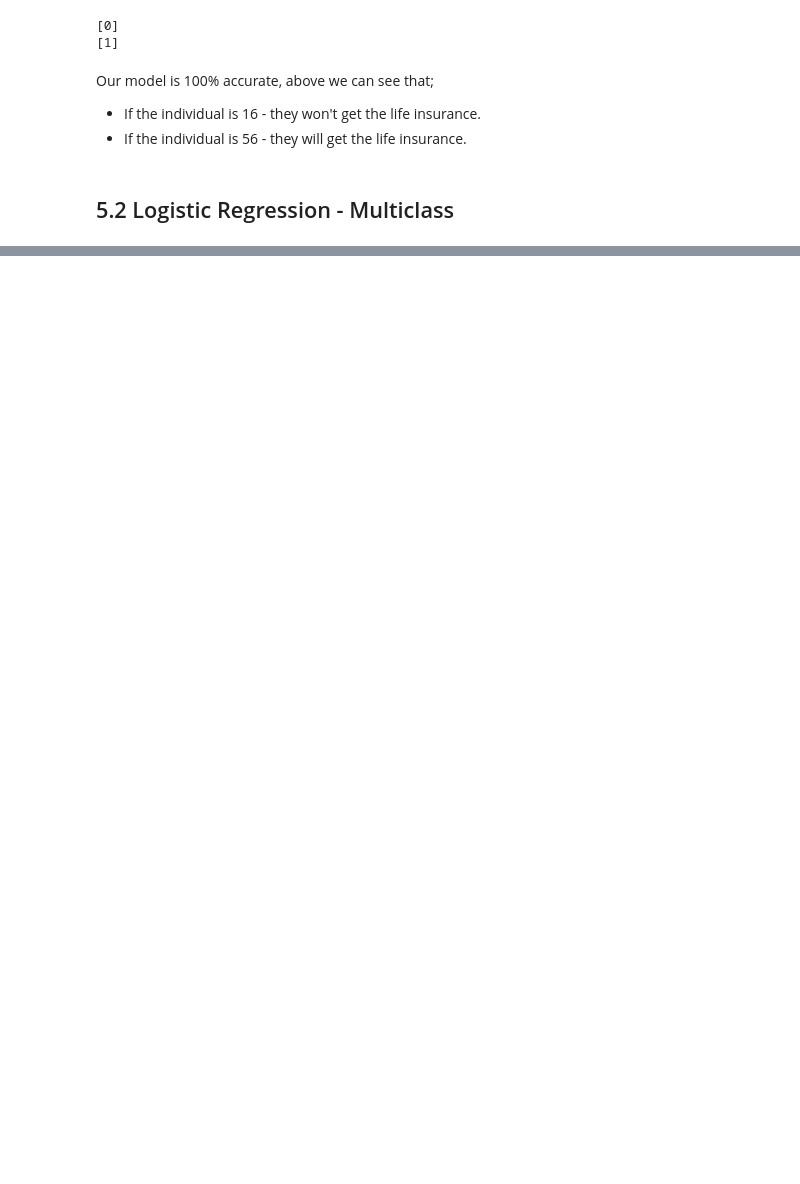
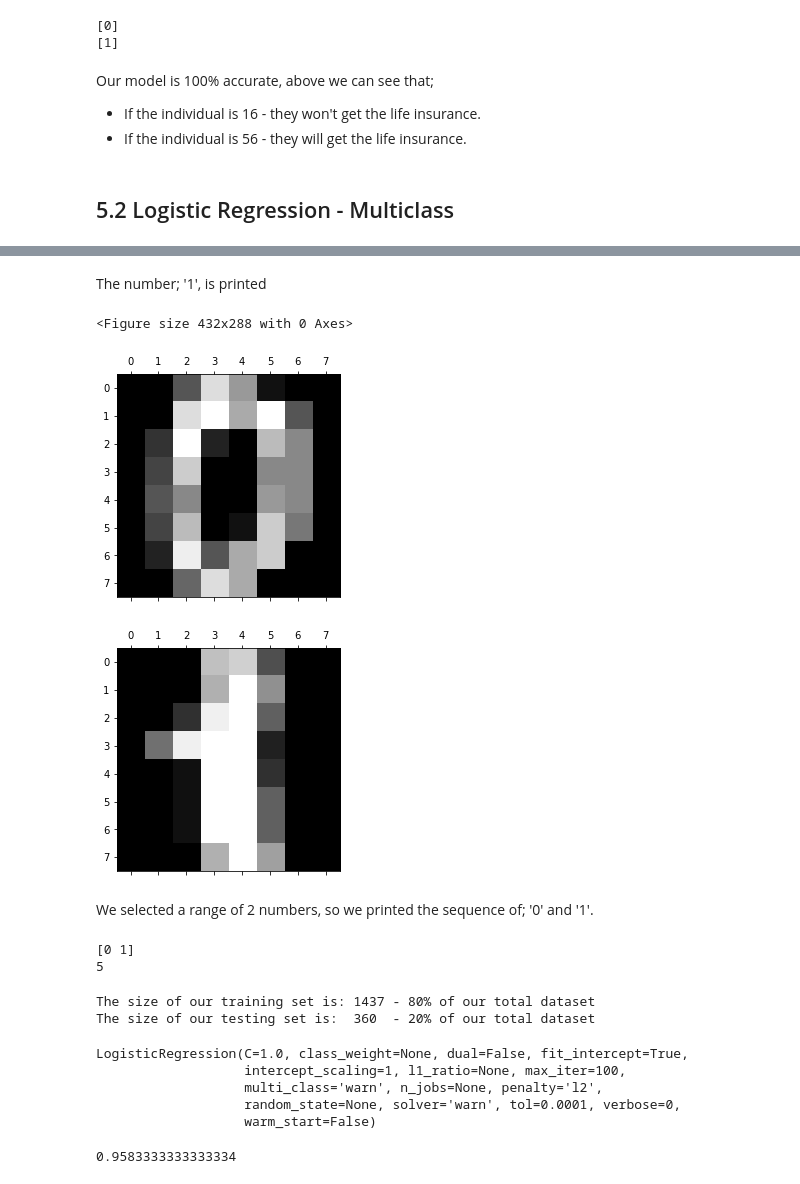
Before and after one commit to SunpreetSChahal/MachineLearning-Learning, a Jupyter notebook: (01) Practicing ML - Journal.ipynb, the cells around one changed output, grey strips where cells are left out. Drawn from its saved outputs; the diff is of its cells as text; code cells hidden in the pictures; blank space fills up the shorter version.

```diff
--- a/(01) Practicing ML - Journal.ipynb
+++ b/(01) Practicing ML - Journal.ipynb
@@ -504,0 +540,23 @@ Our model is 100% accurate, above we can see that;
+# %% [markdown]
+The number; '1', is printed
+# %%
+# Visualising a range of data
+plt.gray()
+
+# Creating a for loop to select a range of 2
+for i in range(2):
+    plt.matshow(digits.images[i])
+# %% [output]
+<Figure size 432x288 with 0 Axes>
+[figure, added]
+[figure, added]
+# %% [markdown]
+We selected a range of 2 numbers, so we printed the sequence of; '0' and '1'.
+# %%
+# .target - synonymous with our response variable - what we want to predict
+## Random input
+print(f"{digits.target[0:2]}")
+print(f"{digits.target[1003]}")
+# %% [output]
+[0 1]
+5
@@ -504,0 +568,6 @@ Our model is 100% accurate, above we can see that;
+# %%
+print(f"The size of our training set is: {len(mu_log_xtrain)} - 80% of our total dataset")
+print(f"The size of our testing set is:  {len(mu_log_xtest)}  - 20% of our total dataset")
+# %% [output]
+The size of our training set is: 1437 - 80% of our total dataset
+The size of our testing set is:  360  - 20% of our total dataset
@@ -504,0 +577,14 @@ Our model is 100% accurate, above we can see that;
+# %%
+# Fitting our model
+mu_log_model.fit(mu_log_xtrain, mu_log_ytrain)
+# %% [output]
+LogisticRegression(C=1.0, class_weight=None, dual=False, fit_intercept=True,
+                   intercept_scaling=1, l1_ratio=None, max_iter=100,
+                   multi_class='warn', n_jobs=None, penalty='l2',
+                   random_state=None, solver='warn', tol=0.0001, verbose=0,
+                   warm_start=False)
+# %%
+# Getting the score of our model
+mu_log_model.score(mu_log_xtest, mu_log_ytest) # Our model is pretty accurate - Scoring 95.83%
+# %% [output]
+0.9583333333333334
```
Also changed, not shown: parts of 24 cells of this notebook.
